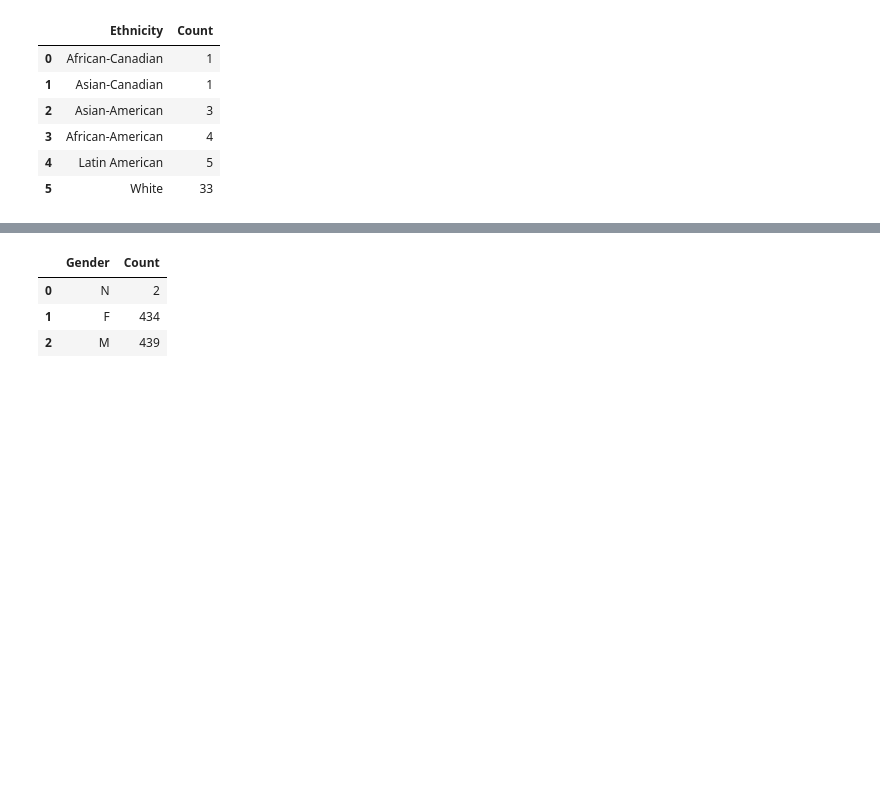
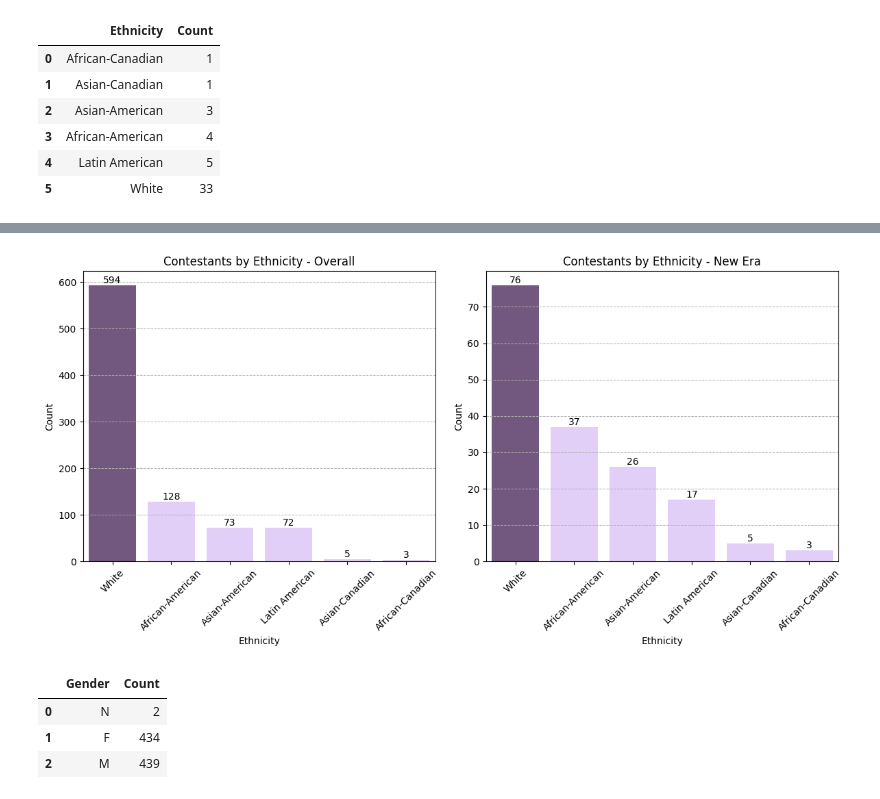
Before and after one commit to jubilbee/Survivor_EDA, a Jupyter notebook: Survivor_EDA.ipynb, the cells around one changed output, grey strips where cells are left out. Drawn from its saved outputs; the diff is of its cells as text; code cells hidden in the pictures; blank space fills up the shorter version.

Commit message:
Created bar charts for Contestants by Ethnicity - Overall and New Era

```diff
--- a/Survivor_EDA.ipynb
+++ b/Survivor_EDA.ipynb
@@ -371,3 +353,72 @@ plt.show(plot)
+# %%
+overall_ethnicity = '''
+SELECT Ethnicity, COUNT(Ethnicity) as Count
+FROM contestants
+GROUP BY Ethnicity
+ORDER BY Count DESC;
+'''
+sql(overall_ethnicity)
+max_count = sql(overall_ethnicity)['Count'].max()
+
+new_era_ethnicity = '''
+SELECT Ethnicity, COUNT(Ethnicity) as Count
+FROM contestants
+WHERE Season >= 40
+GROUP BY Ethnicity
+ORDER BY Count DESC;
+'''
+sql(new_era_ethnicity)
+max_new_count = sql(new_era_ethnicity)['Count'].max()
+
+colors = ['#745284' if count == max_count else '#E0C9FD' for count in sql(overall_ethnicity)['Count']]
+colors2 = ['#745284' if count == max_new_count else '#E0C9FD' for count in sql(overall_ethnicity)['Count']] # set colors
+
+fig, axes = plt.subplots(1, 2, figsize=(12, 6))
+
+plot1 = sns.barplot(x='Ethnicity',
+                   y='Count',
+                   data=sql(overall_ethnicity),
+                   palette=colors,
+                   hue='Ethnicity',
+                   legend=False,
+                   ax=axes[0])
+axes[0].set_title('Contestants by Ethnicity - Overall')
+for bar in plot1.patches:
+    height = bar.get_height()
+    plot1.text(
+        bar.get_x() + bar.get_width() / 2,
+        height,
+        f'{height:.0f}',
+        ha='center',
+        va='bottom'
+    )
+axes[0].grid(True, which='both', axis='y', linestyle='--', linewidth=0.7)
+axes[0].tick_params(axis='x', rotation=45)
+
+
+plot2 = sns.barplot(x='Ethnicity',
+                    y='Count',
+                    data=sql(new_era_ethnicity),
+                    palette=colors,
+                    hue='Ethnicity',
+                    legend=False,
+                    ax=axes[1])
+for bar in plot2.patches:
+    height = bar.get_height()
+    plot2.text(
+        bar.get_x() + bar.get_width() / 2,
+        height,
+        f'{height:.0f}',
+        ha='center',
+        va='bottom'
+    )
+axes[1].set_title('Contestants by Ethnicity - New Era')
+axes[1].grid(True, which='both', axis='y', linestyle='--', linewidth=0.7)
+axes[1].tick_params(axis='x', rotation=45)
+plt.tight_layout()
+plt.show()
+# %% [output]
+[figure, added]
 # %%
 # What are the average placements of various demographics? (Age ranges, gender, ethnicity, possibly profession and hometown)
 gender_sql = '''
```
Also changed, not shown: parts of 3 cells of this notebook, 1 other file.
